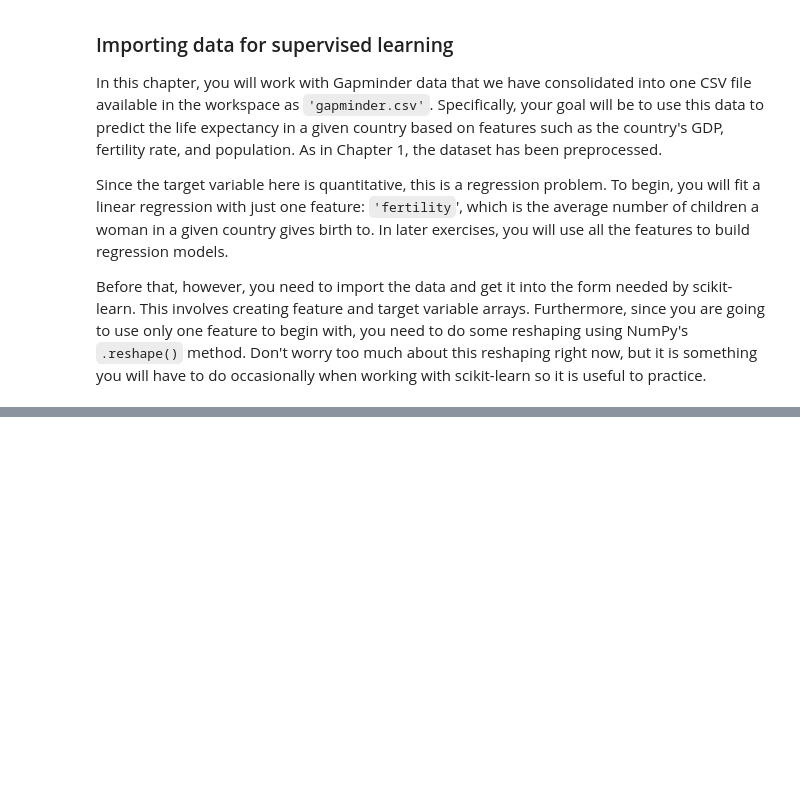
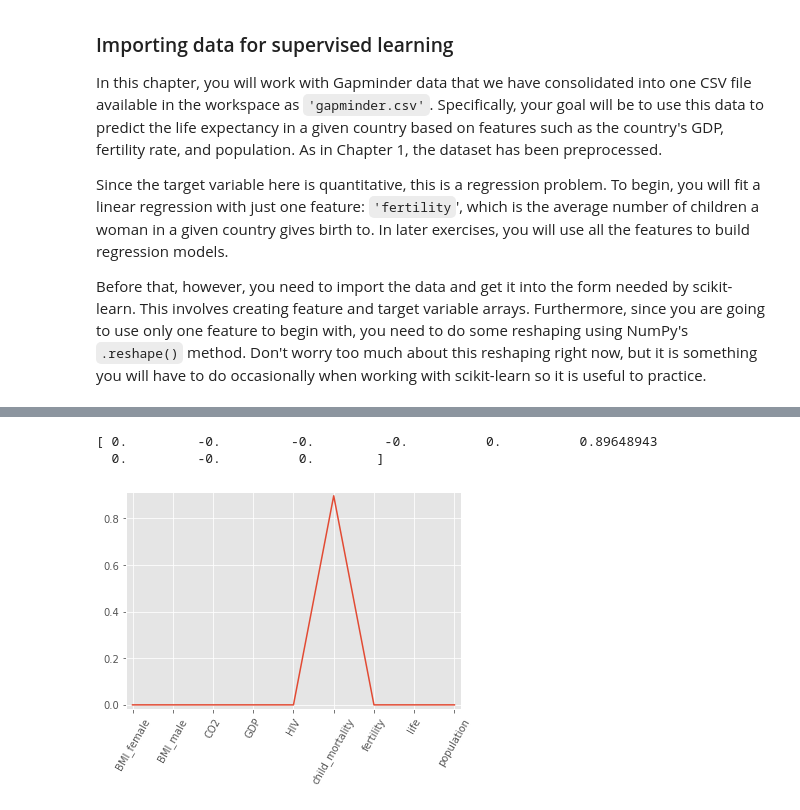
Before and after one commit to nguyenngoclinhchi/Machine_Learning, a Jupyter notebook: Python/SourceCode_DataCampCourses/Machine Learning/Supervised Learning with Scikit-learn/Supervised Learning with Scikit Learn.ipynb, the cells around one changed output, grey strips where cells are left out. Cells and saved outputs as stored; diff of their text form; code cells hidden in the pictures; blank space fills up the shorter version.

```diff
--- a/Python/SourceCode_DataCampCourses/Machine Learning/Supervised Learning with Scikit-learn/Supervised Learning with Scikit Learn.ipynb
+++ b/Python/SourceCode_DataCampCourses/Machine Learning/Supervised Learning with Scikit-learn/Supervised Learning with Scikit Learn.ipynb
@@ -240,0 +411,30 @@ Before that, however, you need to import the data and get it into the form neede
+# %%
+# Import Lasso
+from sklearn.linear_model import Lasso
+
+df_old = pd.read_csv('gm_2008_region.csv')
+df = df_old[df_old.columns.difference(['Region'])]
+
+# Instantiate a lasso regressor: lasso
+lasso = Lasso(alpha=0.4, normalize=True)
+
+X = np.array(df)
+y = np.array(df.child_mortality)
+
+# Fit the regressor to the data
+lasso.fit(X, y)
+
+# Compute and print the coefficients
+lasso_coef = lasso.coef_
+print(lasso_coef)
+
+# Plot the coefficients
+df_columns = df.columns
+plt.plot(range(len(df_columns)), lasso_coef)
+plt.xticks(range(len(df_columns)), df_columns.values, rotation=60)
+plt.margins(0.02)
+plt.show()
+# %% [output]
+[ 0.         -0.         -0.         -0.          0.          0.89648943
+  0.         -0.          0.        ]
+[figure, added]
```
Also changed, not shown: parts of 18 cells of this notebook, 2 other files.
